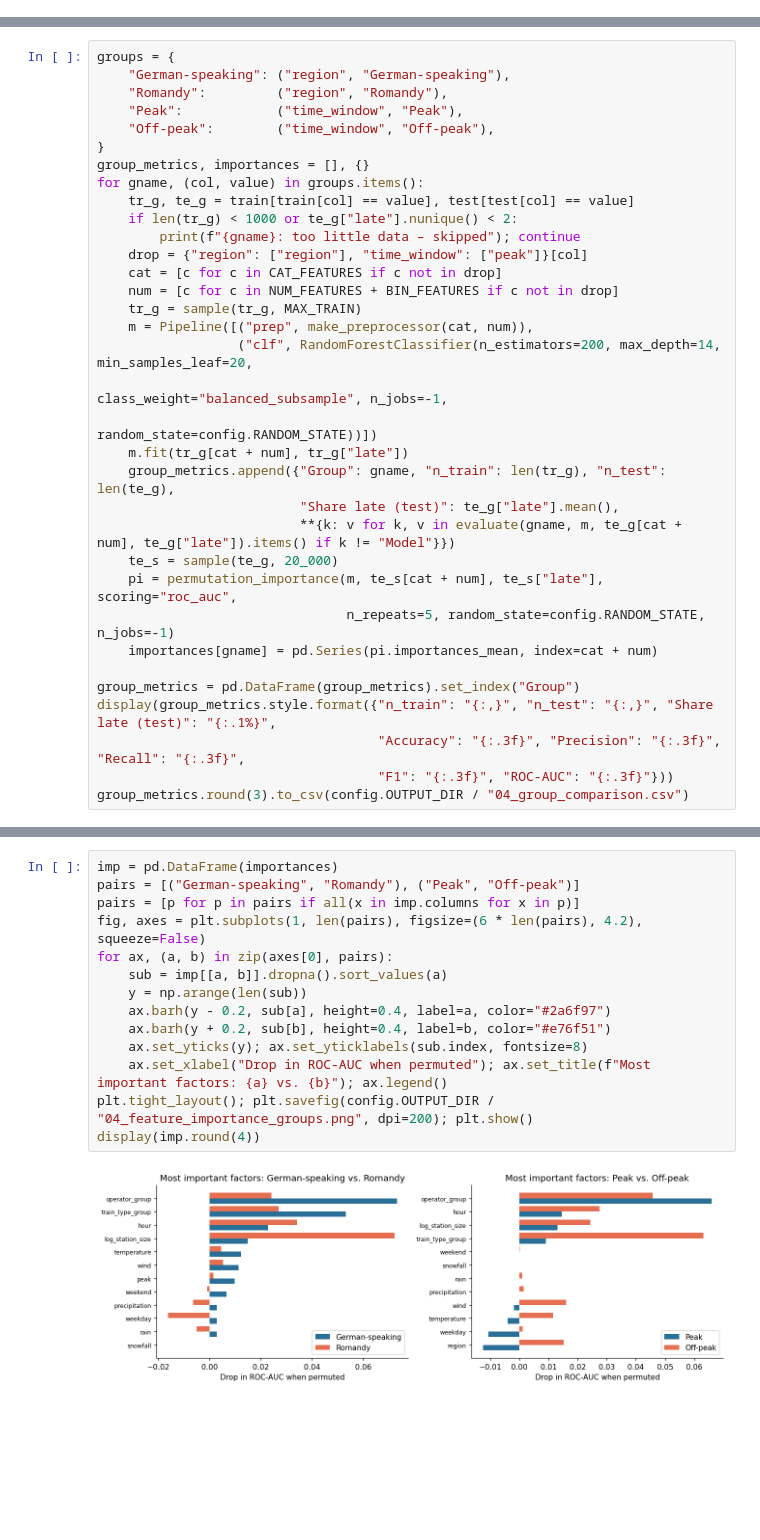
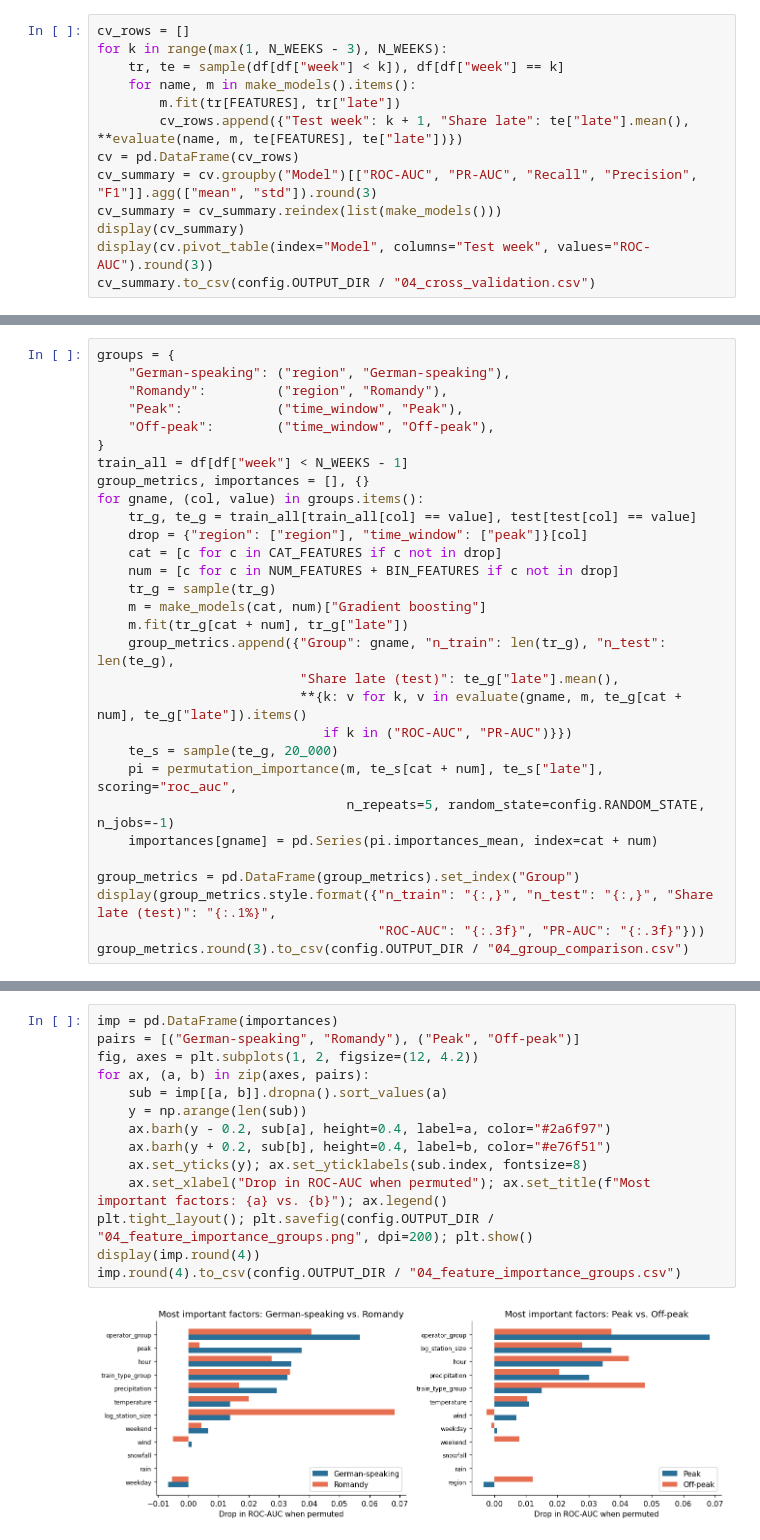
Before and after one commit to ayu-ahilan/DataAnalytics_Gruppe37, a Jupyter notebook: notebooks/04_classification_model.ipynb, the cells around one changed output, grey strips where cells are left out. Cells and saved outputs as stored; diff of their text form; blank space fills up the shorter version.

```diff
--- a/notebooks/04_classification_model.ipynb
+++ b/notebooks/04_classification_model.ipynb
@@ -94,0 +95,13 @@ results.round(3).to_csv(config.OUTPUT_DIR / "04_model_comparison.csv")
+# %%
+cv_rows = []
+for k in range(max(1, N_WEEKS - 3), N_WEEKS):
+    tr, te = sample(df[df["week"] < k]), df[df["week"] == k]
+    for name, m in make_models().items():
+        m.fit(tr[FEATURES], tr["late"])
+        cv_rows.append({"Test week": k + 1, "Share late": te["late"].mean(), **evaluate(name, m, te[FEATURES], te["late"])})
+cv = pd.DataFrame(cv_rows)
+cv_summary = cv.groupby("Model")[["ROC-AUC", "PR-AUC", "Recall", "Precision", "F1"]].agg(["mean", "std"]).round(3)
+cv_summary = cv_summary.reindex(list(make_models()))
+display(cv_summary)
+display(cv.pivot_table(index="Model", columns="Test week", values="ROC-AUC").round(3))
+cv_summary.to_csv(config.OUTPUT_DIR / "04_cross_validation.csv")
@@ -114,23 +205,20 @@ groups = {
     "Peak":            ("time_window", "Peak"),
     "Off-peak":        ("time_window", "Off-peak"),
 }
+train_all = df[df["week"] < N_WEEKS - 1]
 group_metrics, importances = [], {}
 for gname, (col, value) in groups.items():
-    tr_g, te_g = train[train[col] == value], test[test[col] == value]
-    if len(tr_g) < 1000 or te_g["late"].nunique() < 2:
-        print(f"{gname}: too little data – skipped"); continue
+    tr_g, te_g = train_all[train_all[col] == value], test[test[col] == value]
     drop = {"region": ["region"], "time_window": ["peak"]}[col]
     cat = [c for c in CAT_FEATURES if c not in drop]
     num = [c for c in NUM_FEATURES + BIN_FEATURES if c not in drop]
-    tr_g = sample(tr_g, MAX_TRAIN)
-    m = Pipeline([("prep", make_preprocessor(cat, num)),
-                  ("clf", RandomForestClassifier(n_estimators=200, max_depth=14, min_samples_leaf=20,
-                                                 class_weight="balanced_subsample", n_jobs=-1,
-                                                 random_state=config.RANDOM_STATE))])
+    tr_g = sample(tr_g)
+    m = make_models(cat, num)["Gradient boosting"]
     m.fit(tr_g[cat + num], tr_g["late"])
     group_metrics.append({"Group": gname, "n_train": len(tr_g), "n_test": len(te_g),
                           "Share late (test)": te_g["late"].mean(),
-                          **{k: v for k, v in evaluate(gname, m, te_g[cat + num], te_g["late"]).items() if k != "Model"}})
+                          **{k: v for k, v in evaluate(gname, m, te_g[cat + num], te_g["late"]).items()
+                             if k in ("ROC-AUC", "PR-AUC")}})
     te_s = sample(te_g, 20_000)
     pi = permutation_importance(m, te_s[cat + num], te_s["late"], scoring="roc_auc",
                                 n_repeats=5, random_state=config.RANDOM_STATE, n_jobs=-1)
@@ -138,7 +226,6 @@ for gname, (col, value) in groups.items():
 
 group_metrics = pd.DataFrame(group_metrics).set_index("Group")
 display(group_metrics.style.format({"n_train": "{:,}", "n_test": "{:,}", "Share late (test)": "{:.1%}",
-                                    "Accuracy": "{:.3f}", "Precision": "{:.3f}", "Recall": "{:.3f}",
-                                    "F1": "{:.3f}", "ROC-AUC": "{:.3f}"}))
+                                    "ROC-AUC": "{:.3f}", "PR-AUC": "{:.3f}"}))
 group_metrics.round(3).to_csv(config.OUTPUT_DIR / "04_group_comparison.csv")
 # %% [output]
@@ -151,17 +238,17 @@ group_metrics.round(3).to_csv(config.OUTPUT_DIR / "04_group_comparison.csv")
 # %%
 imp = pd.DataFrame(importances)
 pairs = [("German-speaking", "Romandy"), ("Peak", "Off-peak")]
-pairs = [p for p in pairs if all(x in imp.columns for x in p)]
-fig, axes = plt.subplots(1, len(pairs), figsize=(6 * len(pairs), 4.2), squeeze=False)
-for ax, (a, b) in zip(axes[0], pairs):
+fig, axes = plt.subplots(1, 2, figsize=(12, 4.2))
+for ax, (a, b) in zip(axes, pairs):
     sub = imp[[a, b]].dropna().sort_values(a)
     y = np.arange(len(sub))
     ax.barh(y - 0.2, sub[a], height=0.4, label=a, color="#2a6f97")
     ax.barh(y + 0.2, sub[b], height=0.4, label=b, color="#e76f51")
     ax.set_yticks(y); ax.set_yticklabels(sub.index, fontsize=8)
     ax.set_xlabel("Drop in ROC-AUC when permuted"); ax.set_title(f"Most important factors: {a} vs. {b}"); ax.legend()
 plt.tight_layout(); plt.savefig(config.OUTPUT_DIR / "04_feature_importance_groups.png", dpi=200); plt.show()
 display(imp.round(4))
+imp.round(4).to_csv(config.OUTPUT_DIR / "04_feature_importance_groups.csv")
 # %% [output]
-[figure, old version]
+[figure, new version]
 |  | German-speaking | Romandy | Peak | Off-peak |
```
Also changed, not shown: parts of 19 cells of this notebook, 37 other files.
